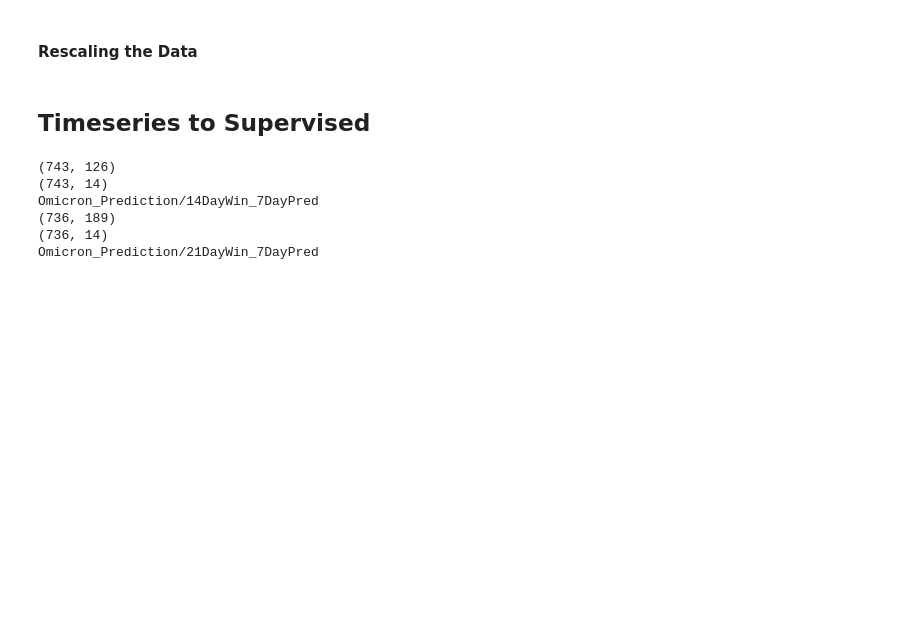
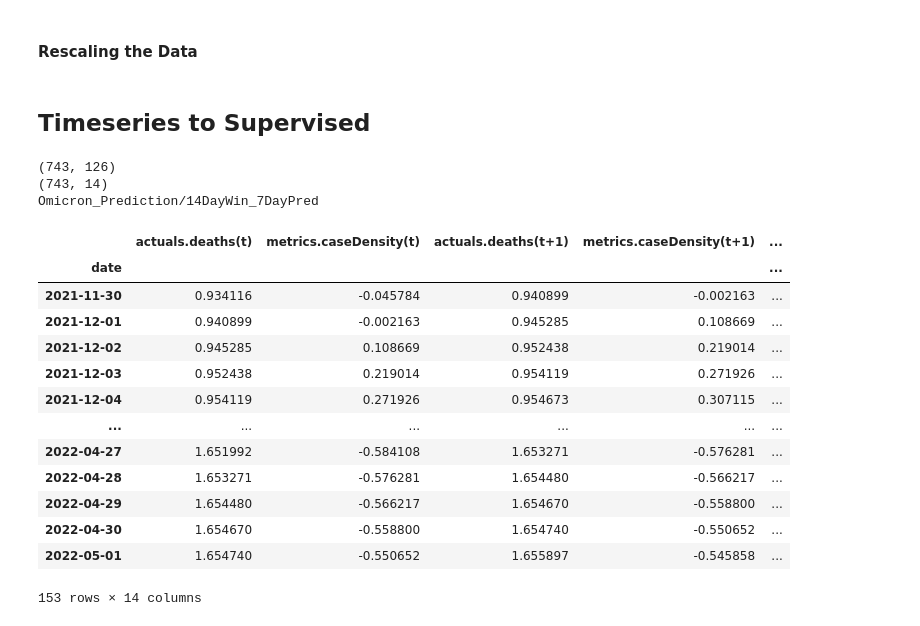
Before and after one commit to sreenath-07/covid19-timeseries-forecasting-lstm, a Jupyter notebook: EDA_QC_Daily_Counties/Series2Supervised.ipynb, the cells around one changed output. Saved outputs shown, nothing was run; the diff lists cells and outputs as text; code cells hidden in the pictures; blank space fills up the shorter version.

```diff
--- a/EDA_QC_Daily_Counties/Series2Supervised.ipynb
+++ b/EDA_QC_Daily_Counties/Series2Supervised.ipynb
@@ -212,8 +212,8 @@ def create_dataframes(agg_df, output_steps, input_steps, output_folder, test_sli
     print(output_path)
     return
 # %%
-create_dataframes(agg_df,output_steps=7,input_steps=14, output_folder = "Omicron_Prediction", test_slice=172,split=0.75)
-create_dataframes(agg_df,output_steps=7,input_steps=21, output_folder = "Omicron_Prediction", test_slice=179,split=0.75)
+create_dataframes(agg_df,output_steps=7,input_steps=14, output_folder = "Omicron_Prediction", test_slice=153,split=0.75)
+# create_dataframes(agg_df,output_steps=7,input_steps=21, output_folder = "Omicron_Prediction", test_slice=146,split=0.75)
 
 # create_dataframes(agg_df,output_steps=7,input_steps=14, output_folder = "May01_07_2022_Pred", test_slice=7,split=0.80)
 # create_dataframes(agg_df,output_steps=7,input_steps=21, output_folder = "May01_07_2022_Pred", test_slice=7,split=0.80)
@@ -221,6 +221,24 @@ create_dataframes(agg_df,output_steps=7,input_steps=21, output_folder = "Omicron
 (743, 126)
 (743, 14)
 Omicron_Prediction/14DayWin_7DayPred
-(736, 189)
-(736, 14)
-Omicron_Prediction/21DayWin_7DayPred
+# %%
+
+temp = "./Omicron_Prediction/14DayWin_7DayPred/y_test.csv"
+temp_df = pd.read_csv(temp,index_col=0)
+# %%
+temp_df
+# %% [output]
+|  | actuals.deaths(t) | metrics.caseDensity(t) | actuals.deaths(t+1) | metrics.caseDensity(t+1) | ... |
+| date |  |  |  |  | ... |
+| 2021-11-30 | 0.934116 | -0.045784 | 0.940899 | -0.002163 | ... |
+| 2021-12-01 | 0.940899 | -0.002163 | 0.945285 | 0.108669 | ... |
+| 2021-12-02 | 0.945285 | 0.108669 | 0.952438 | 0.219014 | ... |
+| 2021-12-03 | 0.952438 | 0.219014 | 0.954119 | 0.271926 | ... |
+| 2021-12-04 | 0.954119 | 0.271926 | 0.954673 | 0.307115 | ... |
+| ... | ... | ... | ... | ... | ... |
+| 2022-04-27 | 1.651992 | -0.584108 | 1.653271 | -0.576281 | ... |
+| 2022-04-28 | 1.653271 | -0.576281 | 1.654480 | -0.566217 | ... |
+| 2022-04-29 | 1.654480 | -0.566217 | 1.654670 | -0.558800 | ... |
+| 2022-04-30 | 1.654670 | -0.558800 | 1.654740 | -0.550652 | ... |
+| 2022-05-01 | 1.654740 | -0.550652 | 1.655897 | -0.545858 | ... |
+153 rows × 14 columns
```
Also changed, not shown: 12 other files.
